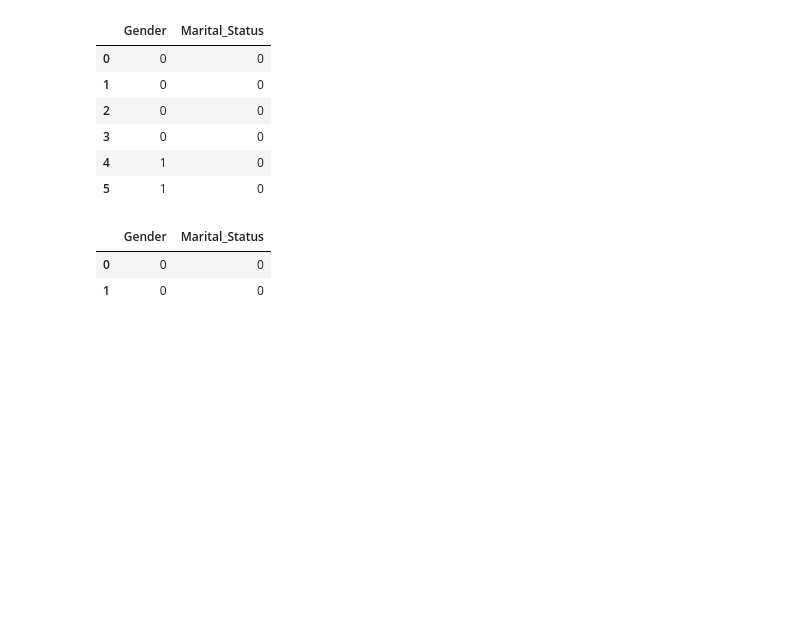
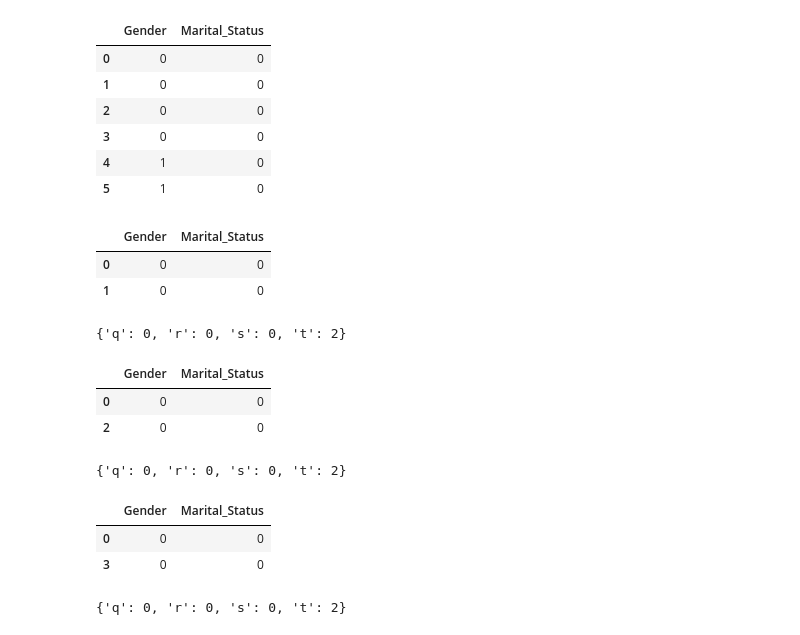
Before and after one commit to CAHYANIR/datamining, a Jupyter notebook: _sources/Tugas_1.ipynb, the cells around one changed output. Saved outputs shown, nothing was run; the diff lists cells and outputs as text; code cells hidden in the pictures; blank space fills up the shorter version.

```diff
--- a/_sources/Tugas_1.ipynb
+++ b/_sources/Tugas_1.ipynb
@@ -148,3 +149,31 @@ d_1_2
 |  | Gender | Marital_Status |
 | 0 | 0 | 0 |
 | 1 | 0 | 0 |
+# %%
+count_contingency_value(d_1_2, 1, 2)
+# %% [output]
+{'q': 0, 'r': 0, 's': 0, 't': 2}
+# %%
+# d(1,3)
+d_1_3 = get_dissimilarity_dataset(df, [1,3], ["Gender", "Marital_Status"])
+d_1_3
+# %% [output]
+|  | Gender | Marital_Status |
+| 0 | 0 | 0 |
+| 2 | 0 | 0 |
+# %%
+count_contingency_value(d_1_3, 1, 3)
+# %% [output]
+{'q': 0, 'r': 0, 's': 0, 't': 2}
+# %%
+# d(1,4)
+d_1_4 = get_dissimilarity_dataset(df, [1,4], ["Gender", "Marital_Status"])
+d_1_4
+# %% [output]
+|  | Gender | Marital_Status |
+| 0 | 0 | 0 |
+| 3 | 0 | 0 |
+# %%
+count_contingency_value(d_1_4, 1, 4)
+# %% [output]
+{'q': 0, 'r': 0, 's': 0, 't': 2}
```
Also changed, not shown: parts of 2 cells of this notebook, 6 other files.
